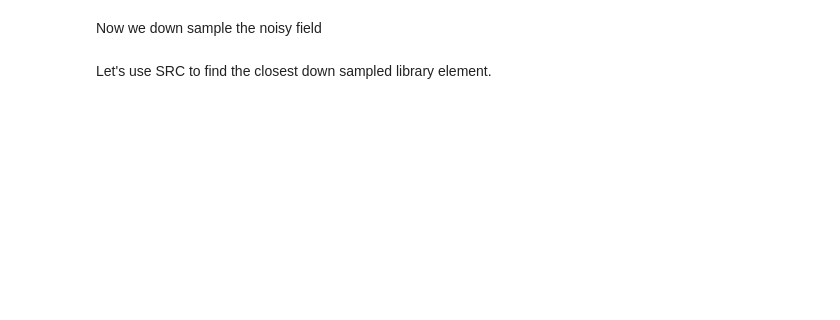
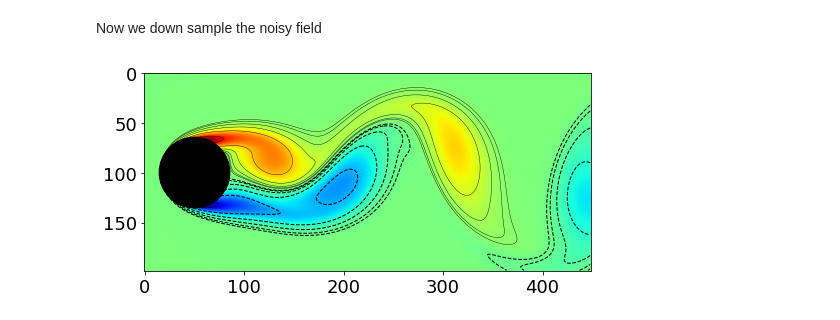
Before and after one commit to christianmontemayor/PatternRecognitionMontemayor, a Jupyter notebook: Exercise_3.6.ipynb, the cells around one changed output. Saved outputs shown, nothing was run; the diff lists cells and outputs as text; code cells hidden in the pictures; blank space fills up the shorter version.

```diff
--- a/Exercise_3.6.ipynb
+++ b/Exercise_3.6.ipynb
@@ -86,6 +86,12 @@ for k in range(M):
     temp = np.reshape(np.copy(VORTALL[:,k]), (n,m))
     tempSmall = resize(temp, size, anti_aliasing=True)
     Theta[:,k] = np.reshape(tempSmall, n_coar * m_coar)
+# %%
+## Re-normalize Columns of Theta
+normTheta = np.zeros(M)
+for k in range(M):
+    normTheta[k] = np.linalg.norm(Theta[:,k])
+    Theta[:,k] = Theta[:,k]/normTheta[k]
 # %% [markdown]
 Now lets try building a movie
 # %%
@@ -114,5 +120,26 @@ Now we down sample the noisy field
 temp_noise = np.reshape(np.copy(noise), (n,m))
 tempSmall_noise = resize(temp_noise, size, anti_aliasing=True)
 coar_noise = np.reshape(tempSmall_noise, n_coar * m_coar)
-# %% [markdown]
-Let's use SRC to find the closest down sampled library element.
+# %%
+def L1_norm(x):
+    return np.linalg.norm(x, ord=1)
+# %%
+from scipy.optimize import minimize
+
+eps = 10
+constr = ({'type': 'ineq', 'fun': lambda x:  eps - np.linalg.norm(Theta @ x - coar_noise,2)})
+x0 = np.linalg.pinv(Theta) @ coar_noise
+res = minimize(L1_norm, x0, method='SLSQP',constraints=constr)
+s4 = res.x
+# %%
+err = np.zeros(151)
+
+for k in range(151):
+    L = range(k, (k+1))
+    err[k] = np.linalg.norm(noise - VORTALL[:,L] @ (s4[L] / normTheta[L])) / np.linalg.norm(noise)
+
+Err = err.tolist()
+Index = Err.index(min(Err))
+plotFlow(VORTALL[:,Index], 449, 199)
+# %% [output]
+[figure, added]
```
Also changed, not shown: parts of 7 cells of this notebook.
